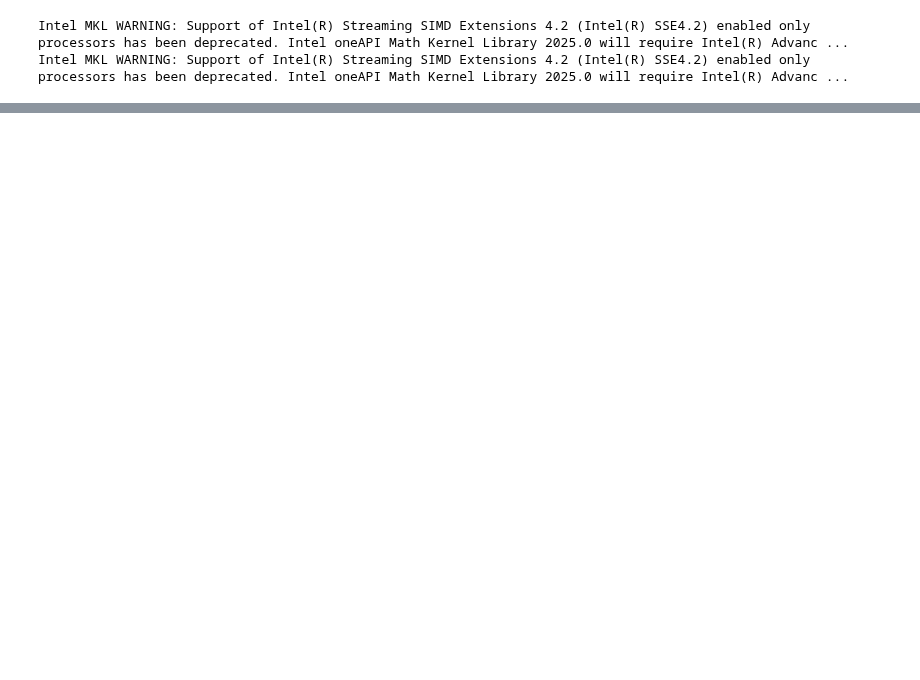
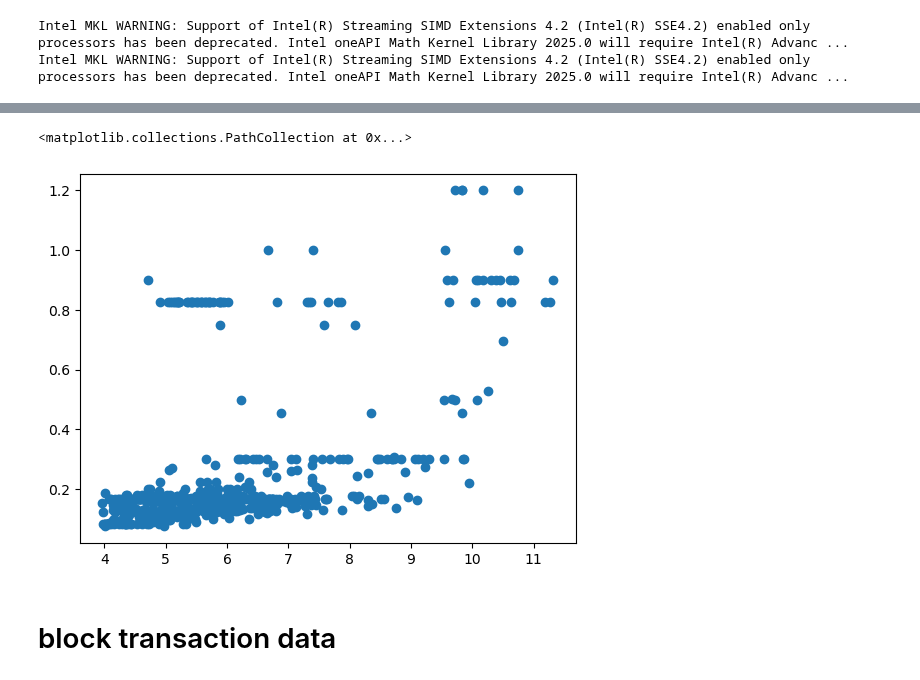
Before and after one commit to Armand-Morin/afp-berkeley-dynamic-fee-defi-amm, a Jupyter notebook: block_analysis.ipynb, the cells around one changed output, grey strips where cells are left out. Cells and saved outputs as stored; diff of their text form; code cells hidden in the pictures; blank space fills up the shorter version.

```diff
--- a/block_analysis.ipynb
+++ b/block_analysis.ipynb
@@ -28,3 +132,11 @@ df.groupby('block_number').sum()
+# %%
+sub = res[res['tcost_eth']['max']<res['tcost_eth']['max'].quantile(0.7)]
+plt.scatter(sub['tcost_eth']['skew'], sub['tcost_eth']['max'])
+# %% [output]
+<matplotlib.collections.PathCollection at 0x...>
+[figure, added]
+# %% [markdown]
+# block transaction data
 # %%
 aggregated_df = pd.DataFrame()
 
```
Also changed, not shown: parts of 23 cells of this notebook, 33 other files.
